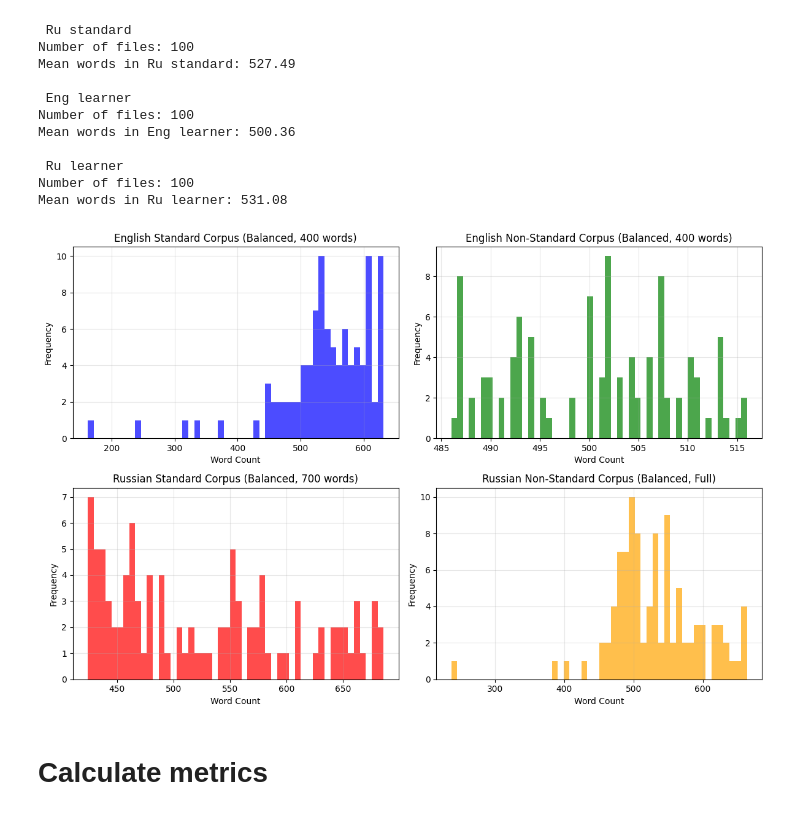
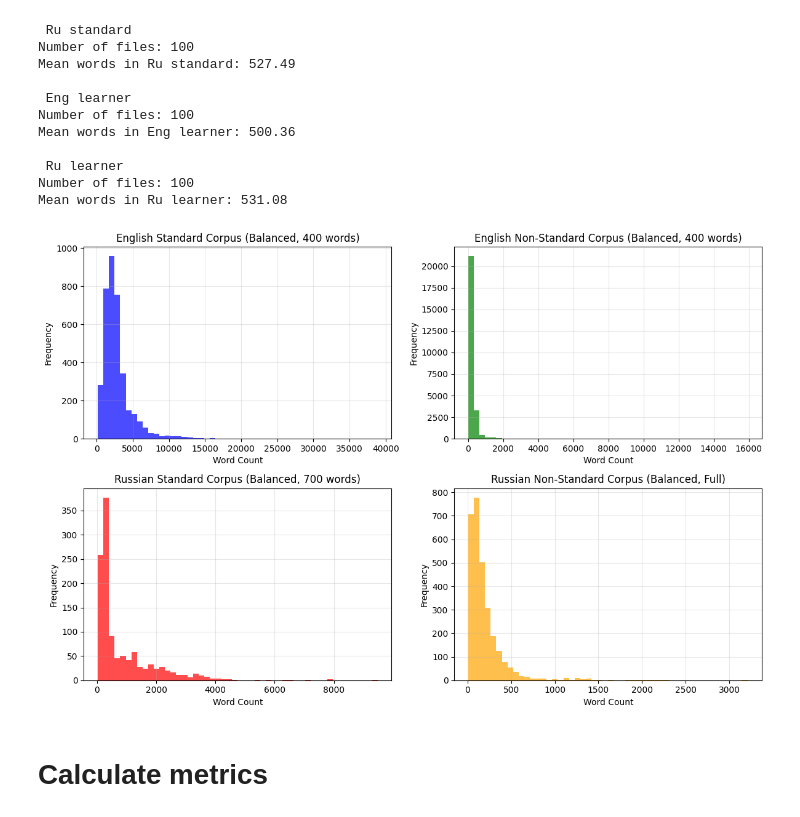
Before and after one commit to PolinaHitrun/rulebased-concept-tree, a Jupyter notebook: research2.ipynb, the cells around one changed output. Saved outputs shown, nothing was run; the diff lists cells and outputs as text; code cells hidden in the pictures.

```diff
--- a/research2.ipynb
+++ b/research2.ipynb
@@ -191,10 +191,10 @@ rs_word_counts = [len(text.split()) for text in texsts_rs]
 rl_word_counts = [len(text.split()) for text in texsts_rl]
 
 # For raw corpora
-# es_word_counts = [len(text.split()) for text in get_all_txt_files('corpus/eng_standard')]
-# el_word_counts = [len(text.split()) for text in get_all_txt_files('corpus/eng_non_standard')]
-# rs_word_counts = [len(text.split()) for text in get_all_txt_files('corpus/ru_standard')]
-# rl_word_counts = [len(text.split()) for text in get_all_txt_files('corpus/ru_non_standard')]
+es_word_counts = [len(text.split()) for text in get_all_txt_files('corpus/eng_standard')]
+el_word_counts = [len(text.split()) for text in get_all_txt_files('corpus/eng_non_standard')]
+rs_word_counts = [len(text.split()) for text in get_all_txt_files('corpus/ru_standard')]
+rl_word_counts = [len(text.split()) for text in get_all_txt_files('corpus/ru_non_standard')]
 
 # Create 4 subplots for word count distributions
 fig, axes = plt.subplots(2, 2, figsize=(12, 8))
@@ -203,34 +203,34 @@ fig, axes = plt.subplots(2, 2, figsize=(12, 8))
 axes[0, 0].hist(es_word_counts, bins=50, alpha=0.7, color='blue')
 axes[0, 0].set_title('English Standard Corpus (Balanced, 400 words)')
 axes[0, 0].set_xlabel('Word Count')
 axes[0, 0].set_ylabel('Frequency')
 axes[0, 0].grid(True, alpha=0.3)
 
 # English Non-Standard (Learner)
 axes[0, 1].hist(el_word_counts, bins=50, alpha=0.7, color='green')
 axes[0, 1].set_title('English Non-Standard Corpus (Balanced, 400 words)')
 axes[0, 1].set_xlabel('Word Count')
 axes[0, 1].set_ylabel('Frequency')
 axes[0, 1].grid(True, alpha=0.3)
 
 # Russian Standard
 axes[1, 0].hist(rs_word_counts, bins=50, alpha=0.7, color='red')
 axes[1, 0].set_title('Russian Standard Corpus (Balanced, 700 words)')
 axes[1, 0].set_xlabel('Word Count')
 axes[1, 0].set_ylabel('Frequency')
 axes[1, 0].grid(True, alpha=0.3)
 
 # Russian Non-Standard (Learner)
 axes[1, 1].hist(rl_word_counts, bins=50, alpha=0.7, color='orange')
 axes[1, 1].set_title('Russian Non-Standard Corpus (Balanced, Full)')
 axes[1, 1].set_xlabel('Word Count')
 axes[1, 1].set_ylabel('Frequency')
 axes[1, 1].grid(True, alpha=0.3)
 
 plt.tight_layout()
 plt.show()
 # %% [output]
-[figure, old version]
+[figure, new version]
 # %% [markdown]
 # Calculate metrics
 # %%
```
Also changed, not shown: parts of 7 cells of this notebook, 2 other files.
